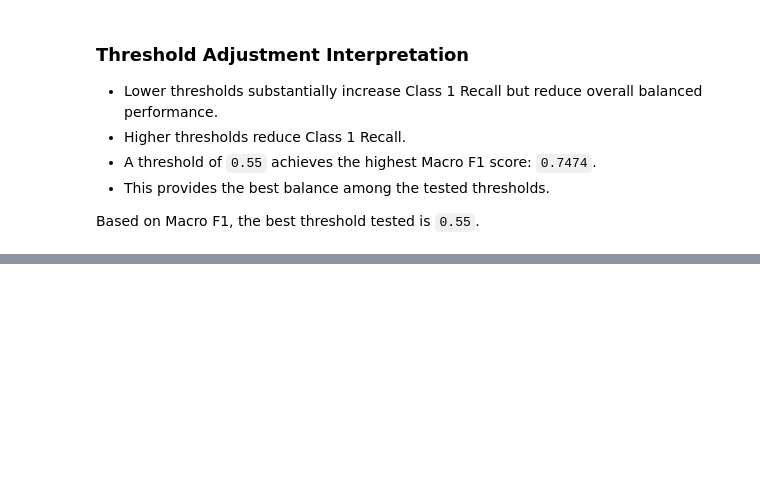
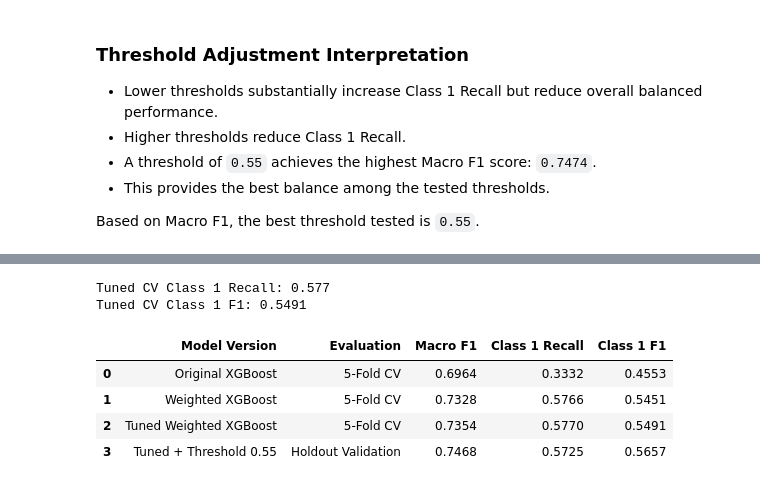
Before and after one commit to elhamrouzban/Financial_Inclusion_in_Africa, a Jupyter notebook: notebooks/06_model_improvement.ipynb, the cells around one changed output, grey strips where cells are left out. Cells and saved outputs as stored; diff of their text form; code cells hidden in the pictures; blank space fills up the shorter version.

```diff
--- a/notebooks/06_model_improvement.ipynb
+++ b/notebooks/06_model_improvement.ipynb
@@ -273,0 +450,59 @@ Based on Macro F1, the best threshold tested is `0.55`.
+# %%
+tuned_cv = cross_validate(
+    random_search.best_estimator_,
+    X_train,
+    y_train,
+    cv=cv,
+    scoring=scoring,
+    n_jobs=-1
+)
+
+tuned_cv_recall = tuned_cv["test_class1_recall"].mean()
+tuned_cv_f1 = tuned_cv["test_class1_f1"].mean()
+
+print("Tuned CV Class 1 Recall:", round(tuned_cv_recall, 4))
+print("Tuned CV Class 1 F1:", round(tuned_cv_f1, 4))
+# %% [output]
+Tuned CV Class 1 Recall: 0.577
+Tuned CV Class 1 F1: 0.5491
+# %%
+final_results = pd.DataFrame({
+    "Model Version": [
+        "Original XGBoost",
+        "Weighted XGBoost",
+        "Tuned Weighted XGBoost",
+        "Tuned + Threshold 0.55"
+    ],
+    "Evaluation": [
+        "5-Fold CV",
+        "5-Fold CV",
+        "5-Fold CV",
+        "Holdout Validation"
+    ],
+    "Macro F1": [
+        0.6964,
+        0.7328,
+        0.7354,
+        0.7468
+    ],
+    "Class 1 Recall": [
+        0.3332,
+        0.5766,
+        0.5770,
+        0.5725
+    ],
+    "Class 1 F1": [
+        0.4553,
+        0.5451,
+        0.5491,
+        0.5657
+    ]
+})
+
+final_results
+# %% [output]
+|  | Model Version | Evaluation | Macro F1 | Class 1 Recall | Class 1 F1 |
+| 0 | Original XGBoost | 5-Fold CV | 0.6964 | 0.3332 | 0.4553 |
+| 1 | Weighted XGBoost | 5-Fold CV | 0.7328 | 0.5766 | 0.5451 |
+| 2 | Tuned Weighted XGBoost | 5-Fold CV | 0.7354 | 0.5770 | 0.5491 |
+| 3 | Tuned + Threshold 0.55 | Holdout Validation | 0.7468 | 0.5725 | 0.5657 |
```
Also changed, not shown: parts of 14 cells of this notebook.
